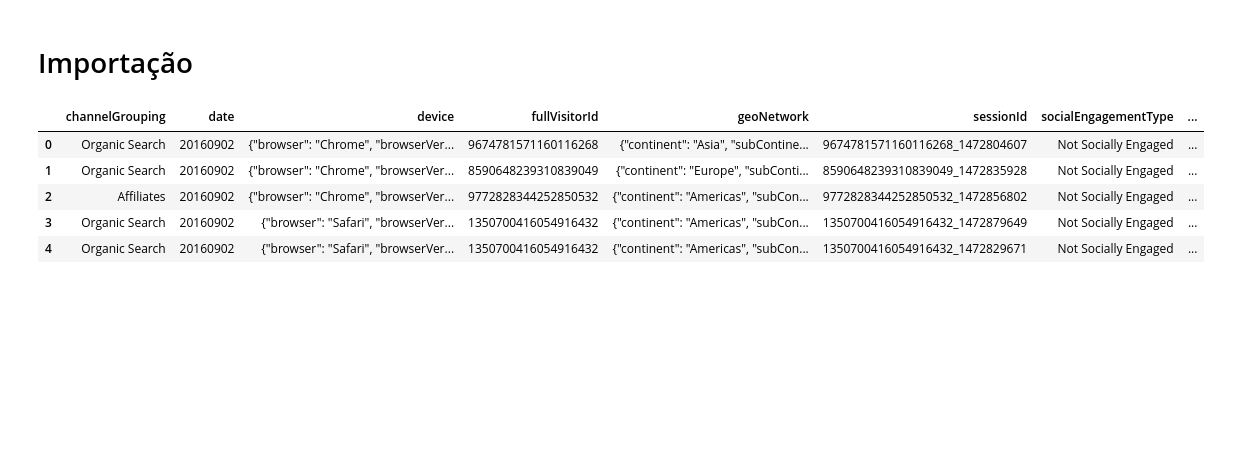
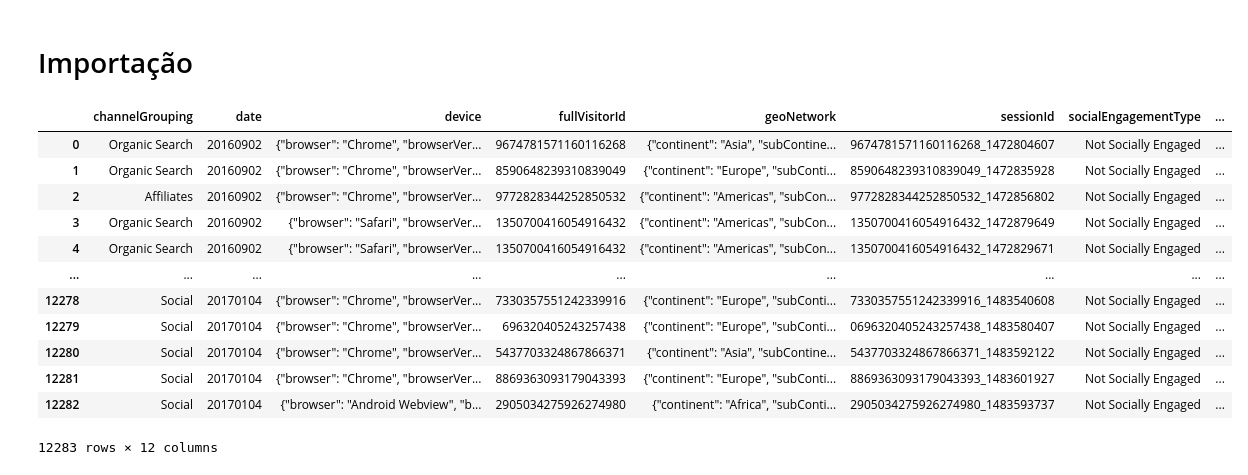
Before and after one commit to RogerCabralSilva/Machine-Learning-no-Marketing-Digital, a Jupyter notebook: marketing.ipynb, the cells around one changed output. Saved outputs shown, nothing was run; the diff lists cells and outputs as text; code cells hidden in the pictures; blank space fills up the shorter version.

```diff
--- a/marketing.ipynb
+++ b/marketing.ipynb
@@ -5,11 +5,18 @@ import pandas as pd
 # %%
 df = pd.read_csv("train.csv")
 
-df.head()
+df
 # %% [output]
 |  | channelGrouping | date | device | fullVisitorId | geoNetwork | sessionId | socialEngagementType | ... |
 | 0 | Organic Search | 20160902 | {"browser": "Chrome", "browserVer... | 9674781571160116268 | {"continent": "Asia", "subContine... | 9674781571160116268_1472804607 | Not Socially Engaged | ... |
 | 1 | Organic Search | 20160902 | {"browser": "Chrome", "browserVer... | 8590648239310839049 | {"continent": "Europe", "subConti... | 8590648239310839049_1472835928 | Not Socially Engaged | ... |
 | 2 | Affiliates | 20160902 | {"browser": "Chrome", "browserVer... | 9772828344252850532 | {"continent": "Americas", "subCon... | 9772828344252850532_1472856802 | Not Socially Engaged | ... |
 | 3 | Organic Search | 20160902 | {"browser": "Safari", "browserVer... | 1350700416054916432 | {"continent": "Americas", "subCon... | 1350700416054916432_1472879649 | Not Socially Engaged | ... |
 | 4 | Organic Search | 20160902 | {"browser": "Safari", "browserVer... | 1350700416054916432 | {"continent": "Americas", "subCon... | 1350700416054916432_1472829671 | Not Socially Engaged | ... |
+| ... | ... | ... | ... | ... | ... | ... | ... | ... |
+| 12278 | Social | 20170104 | {"browser": "Chrome", "browserVer... | 7330357551242339916 | {"continent": "Europe", "subConti... | 7330357551242339916_1483540608 | Not Socially Engaged | ... |
+| 12279 | Social | 20170104 | {"browser": "Chrome", "browserVer... | 696320405243257438 | {"continent": "Europe", "subConti... | 0696320405243257438_1483580407 | Not Socially Engaged | ... |
+| 12280 | Social | 20170104 | {"browser": "Chrome", "browserVer... | 5437703324867866371 | {"continent": "Asia", "subContine... | 5437703324867866371_1483592122 | Not Socially Engaged | ... |
+| 12281 | Social | 20170104 | {"browser": "Chrome", "browserVer... | 8869363093179043393 | {"continent": "Europe", "subConti... | 8869363093179043393_1483601927 | Not Socially Engaged | ... |
+| 12282 | Social | 20170104 | {"browser": "Android Webview", "b... | 2905034275926274980 | {"continent": "Africa", "subConti... | 2905034275926274980_1483593737 | Not Socially Engaged | ... |
+12283 rows × 12 columns
```
Also changed, not shown: parts of 5 cells of this notebook.
